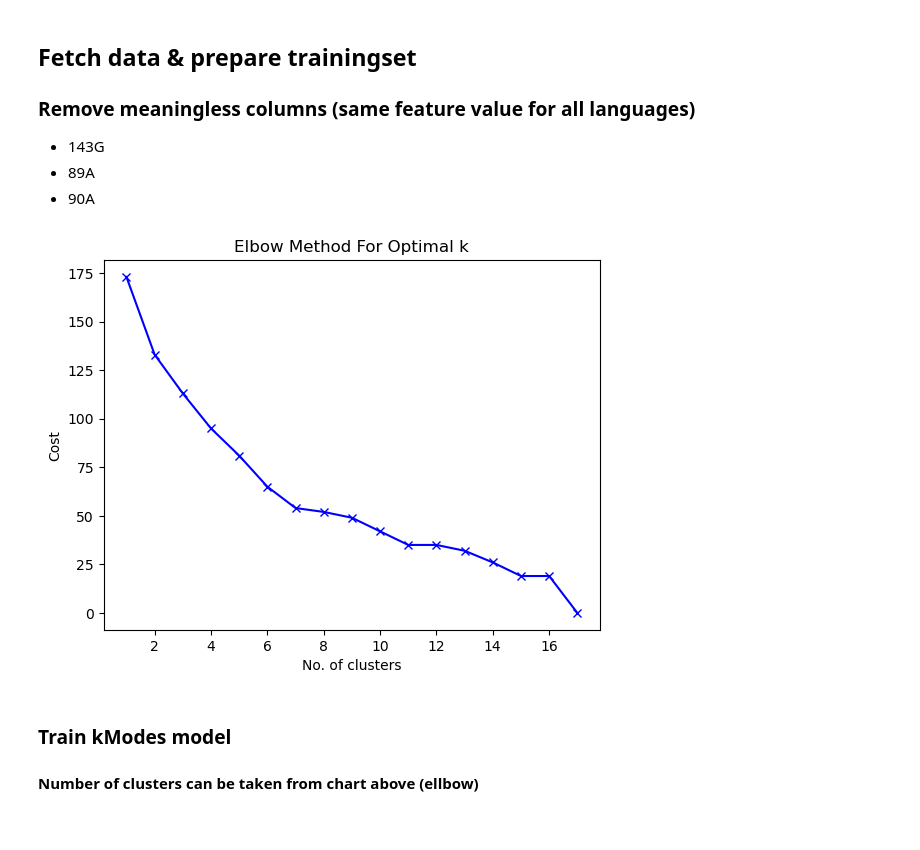
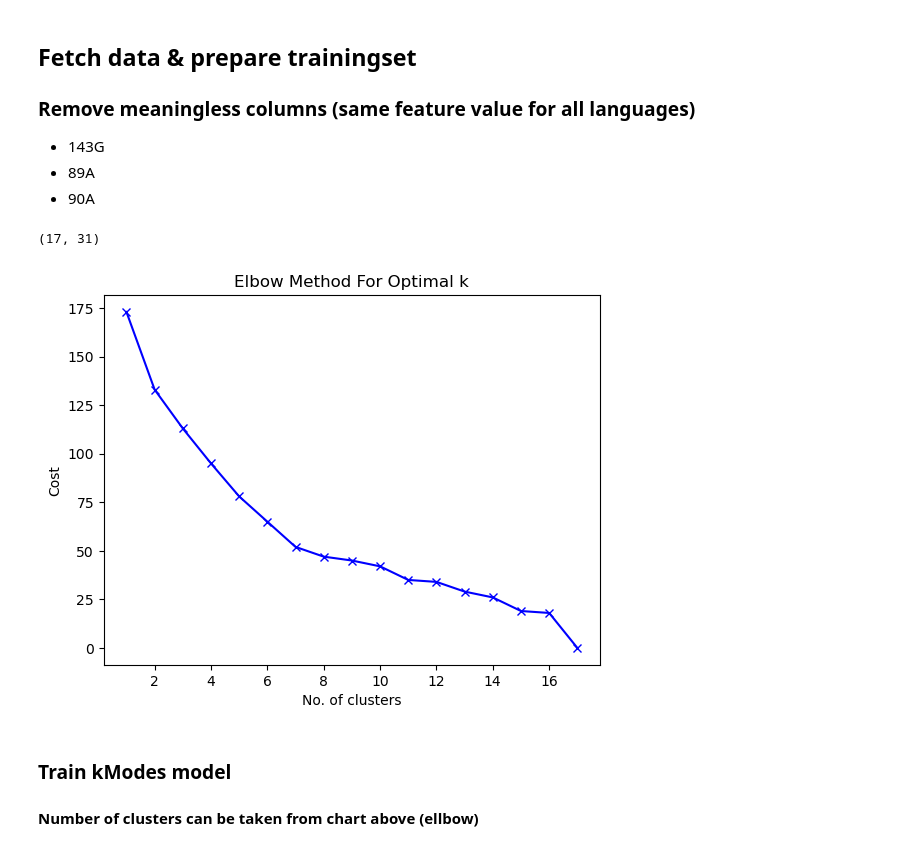
Before and after one commit to StefMiya/TL_Team5, a Jupyter notebook: learn.ipynb, the cells around one changed output. Cells and saved outputs as stored; diff of their text form; code cells hidden in the pictures.

```diff
--- a/learn.ipynb
+++ b/learn.ipynb
@@ -8,3 +10,10 @@ import numpy as np
+# %%
+model_config = {    'k'     : 7,
+                    'init'  : 'random', #'Huang', 'Cao', 'random'
+                    'n_init' : 25,
+                    'verbose' : 0,
+                    'random_state' : 7
+                }
 # %% [markdown]
 ## Fetch data & prepare trainingset
 ### Remove meaningless columns (same feature value for all languages)
@@ -16,23 +25,26 @@ df_data = pd.read_csv('data/training_set.csv', sep=',', index_col=0) # read prev
 df_data = df_data.drop(['143G', '89A', '90A'], axis = 1) # remove meaningless data
 
 rows = df_data.shape[0]
+df_data.shape
+# %% [output]
+(17, 31)
 # %%
 # Elbow curve to find optimal K
 cost = []
 K = range(1,rows + 1)
 for num_clusters in list(K):
-    kmode = KModes(n_clusters=num_clusters, init = "random", n_init = 10, verbose=0, random_state=7)
-    # kmode = KModes(n_clusters=num_clusters, init = "Huang", n_init = 10, verbose=0)
+    kmode = KModes(n_clusters=num_clusters, init = model_config['init'], n_init = model_config['n_init'],
+                    verbose= model_config['verbose'], random_state=model_config['random_state'])
     kmode.fit_predict(df_data)
     cost.append(kmode.cost_)
 
 plt.plot(K, cost, 'bx-')
 plt.xlabel('No. of clusters')
 plt.ylabel('Cost')
 plt.title('Elbow Method For Optimal k')
 plt.show()
 # %% [output]
-[figure, old version]
+[figure, new version]
 # %% [markdown]
 ### Train kModes model
 #### Number of clusters can be taken from chart above (ellbow)
```
Also changed, not shown: parts of 11 cells of this notebook, 1 other file.
